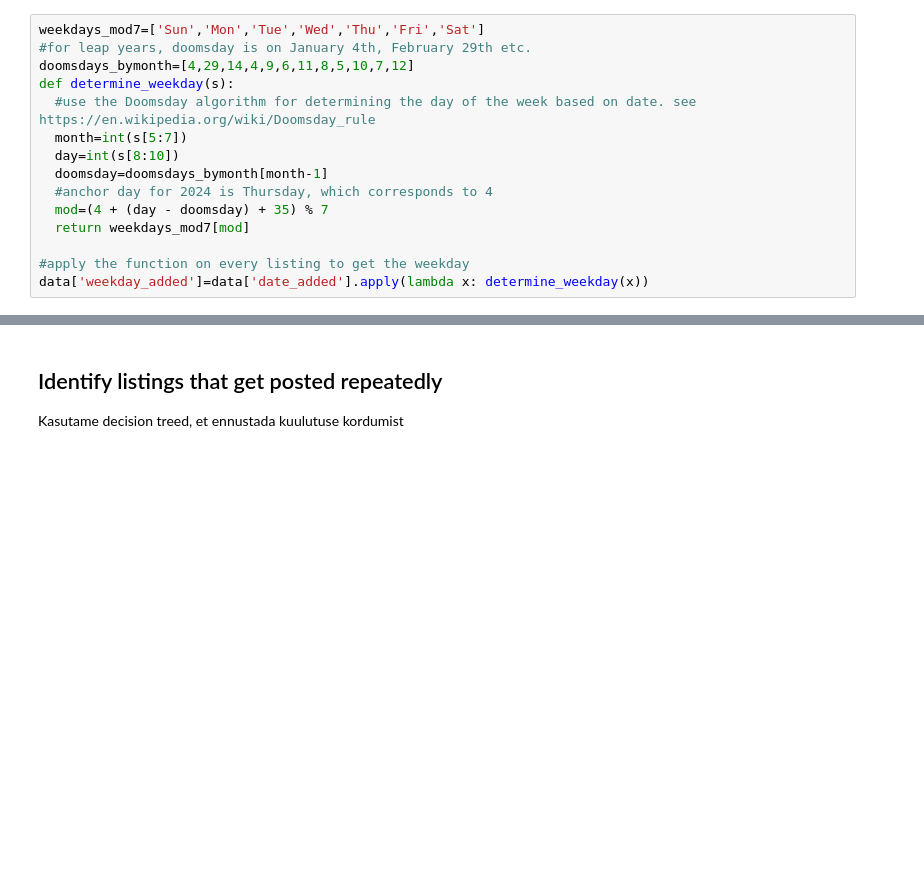
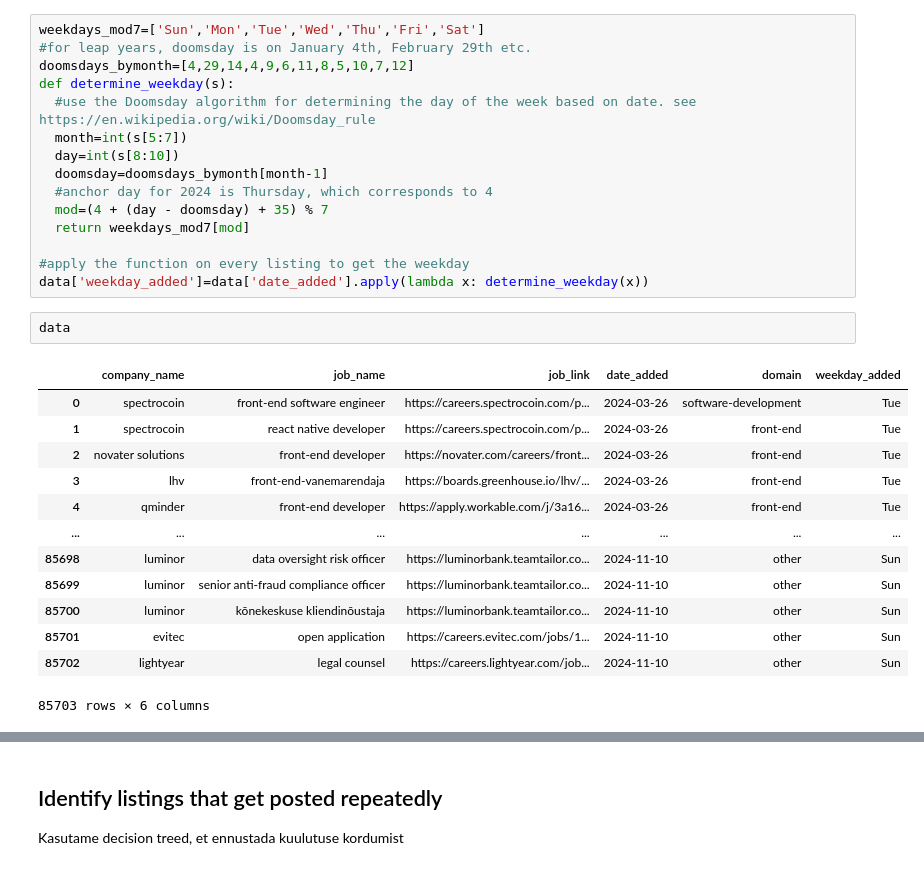
Before and after one commit to m2ger2020/listings, a Jupyter notebook: projekt.ipynb, the cells around one changed output, grey strips where cells are left out. Drawn from its saved outputs; the diff is of its cells as text; blank space fills up the shorter version.

```diff
--- a/projekt.ipynb
+++ b/projekt.ipynb
@@ -218,6 +236,22 @@ def determine_weekday(s):
 
 #apply the function on every listing to get the weekday
 data['weekday_added']=data['date_added'].apply(lambda x: determine_weekday(x))
+# %%
+data
+# %% [output]
+|  | company_name | job_name | job_link | date_added | domain | weekday_added |
+| 0 | spectrocoin | front-end software engineer | https://careers.spectrocoin.com/p... | 2024-03-26 | software-development | Tue |
+| 1 | spectrocoin | react native developer | https://careers.spectrocoin.com/p... | 2024-03-26 | front-end | Tue |
+| 2 | novater solutions | front-end developer | https://novater.com/careers/front... | 2024-03-26 | front-end | Tue |
+| 3 | lhv | front-end-vanemarendaja | https://boards.greenhouse.io/lhv/... | 2024-03-26 | front-end | Tue |
+| 4 | qminder | front-end developer | https://apply.workable.com/j/3a16... | 2024-03-26 | front-end | Tue |
+| ... | ... | ... | ... | ... | ... | ... |
+| 85698 | luminor | data oversight risk officer | https://luminorbank.teamtailor.co... | 2024-11-10 | other | Sun |
+| 85699 | luminor | senior anti-fraud compliance officer | https://luminorbank.teamtailor.co... | 2024-11-10 | other | Sun |
+| 85700 | luminor | kõnekeskuse kliendinõustaja | https://luminorbank.teamtailor.co... | 2024-11-10 | other | Sun |
+| 85701 | evitec | open application | https://careers.evitec.com/jobs/1... | 2024-11-10 | other | Sun |
+| 85702 | lightyear | legal counsel | https://careers.lightyear.com/job... | 2024-11-10 | other | Sun |
+85703 rows × 6 columns
 # %%
 weekdays_sorted=['Sun','Sat','Fri','Thu','Wed','Tue','Mon']
 weekday_cat=pd.Categorical(data['weekday_added'], categories=weekdays_sorted)
```
Also changed, not shown: parts of 6 cells of this notebook.
